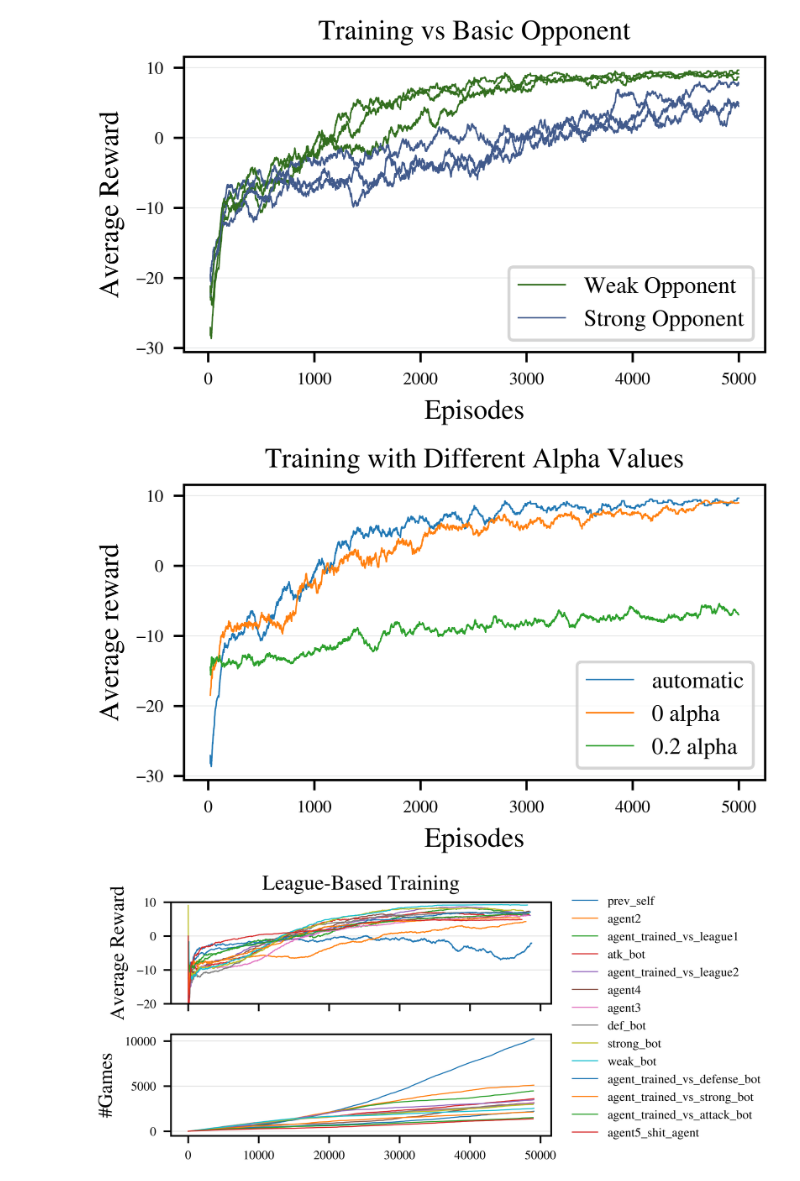
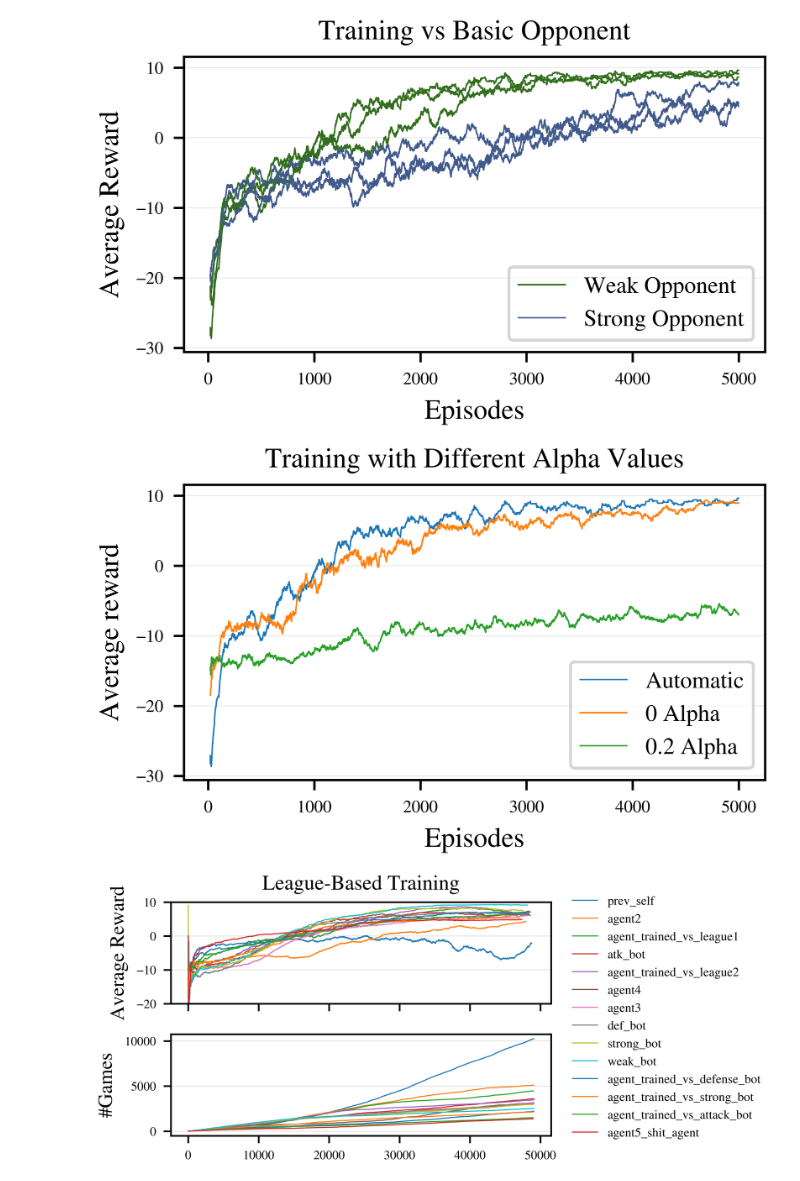
Before and after one commit to SimonHanrath/RL_Hockey, a Jupyter notebook: SAC/plots/reward_plots.ipynb, the cells around one changed output. Drawn from its saved outputs; the diff is of its cells as text; code cells hidden in the pictures.

Commit message:
code refactore and rerun some plots

```diff
--- a/SAC/plots/reward_plots.ipynb
+++ b/SAC/plots/reward_plots.ipynb
@@ -93,9 +88,9 @@ fig.savefig('fig_SAC_TrainingVsOpponent.pdf')
 [figure]
 # %%
 paths = {
-    'automatic':'csv_data/against_opponent/training_log_basic_weak_bot1.csv',
-    '0 alpha':'csv_data/alpha_experiments/training_log_0_alpha.csv',
-    '0.2 alpha': 'csv_data/alpha_experiments/training_log_02alpha.csv',
+    'Automatic':'csv_data/against_opponent/training_log_basic_weak_bot1.csv',
+    '0 Alpha':'csv_data/alpha_experiments/training_log_0_alpha.csv',
+    '0.2 Alpha': 'csv_data/alpha_experiments/training_log_02alpha.csv',
 }
 
 
@@ -107,38 +102,38 @@ for file in paths:
     path = paths[file]
     df = pd.read_csv(path)
 
-    episodes = df['epsiode'][0:5000]
+    episodes = df['episode'][0:5000]
     rewards = df['reward'][0:5000]
 
     smoothed_rewards = rewards.rolling(window=smoothing_window, min_periods=1).mean()
 
     ax.plot(episodes[20:], smoothed_rewards[20:], ms=0.1, lw=0.5, zorder=3,
             label=file)
 
 
 
 #ax.set_ylim([0, 400])
 ax.yaxis.set_major_locator(plt.MultipleLocator(10))
 ax.grid(axis="y", which="major", color=rgb.tue_gray, alpha=0.3, linewidth=0.3, zorder=1)
 
 #ax.set_xlim([years[0] - 0.5, years[-1] + 1])
 #ax.set_xticks(episodes[1::2])
 #ax.tick_params(axis='x', rotation=90)
 #ax.tick_params(axis='both', labelsize=8, width=0.3, length=2)
 
 ax.set_xlabel('Episodes', fontsize=9.5)
 ax.set_ylabel('Average reward', fontsize=9.5)
 ax.set_title('Training with Different Alpha Values', fontsize=9.5)
 
 # Add legend
 handles, labels = ax.get_legend_handles_labels()
 by_label = dict(zip(labels, handles))
 ax.legend(by_label.values(), by_label.keys(), fontsize=8, loc='best')
 
 plt.show()
 fig.savefig('fig_SAC_TrainingWithDifferentAlphas.pdf')
 # %% [output]
-[figure, old version]
+[figure, new version]
 # %%
 # Load data
 path = 'csv_data/league/training_log_league_long.csv'
```
Also changed, not shown: parts of 2 cells of this notebook, 16 other files.
